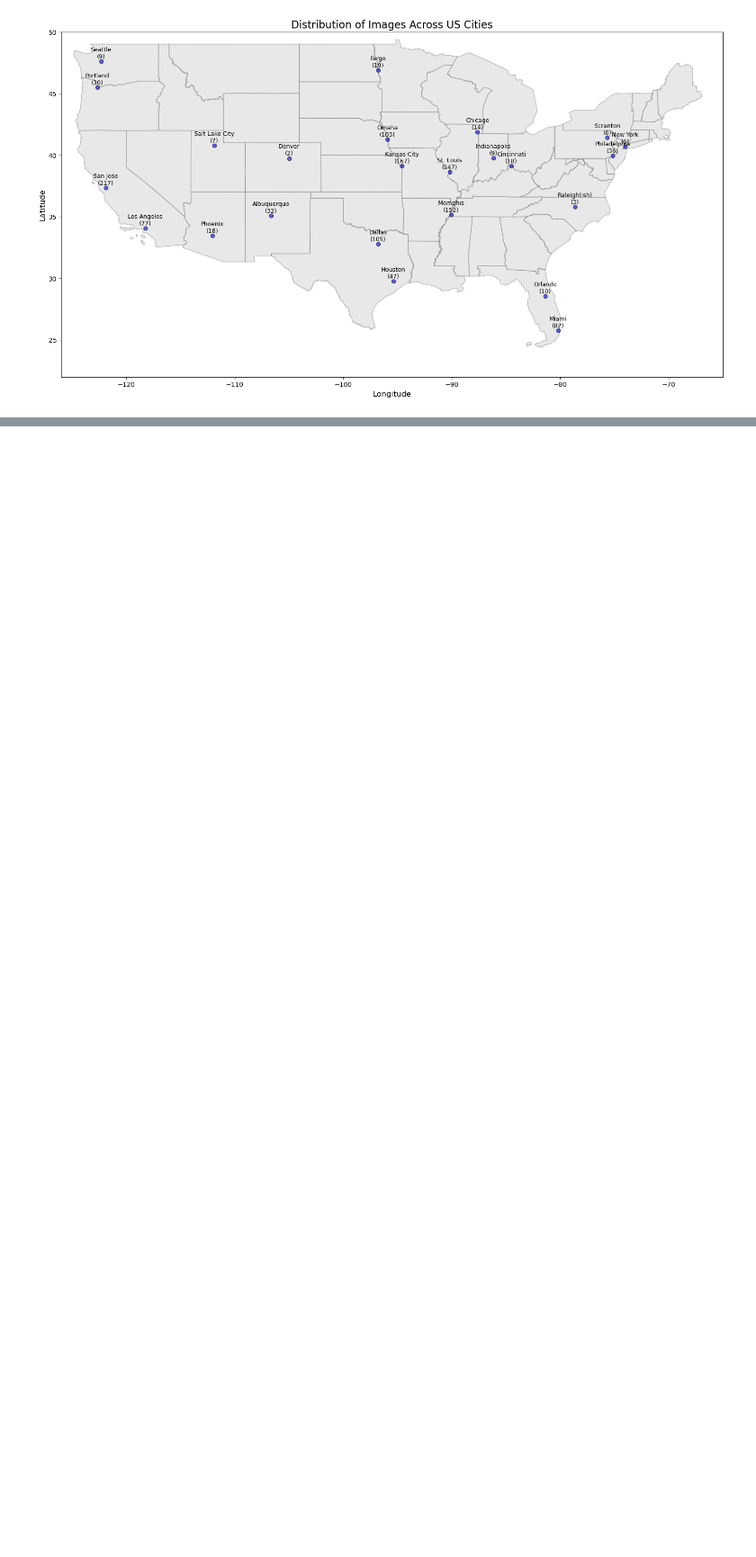
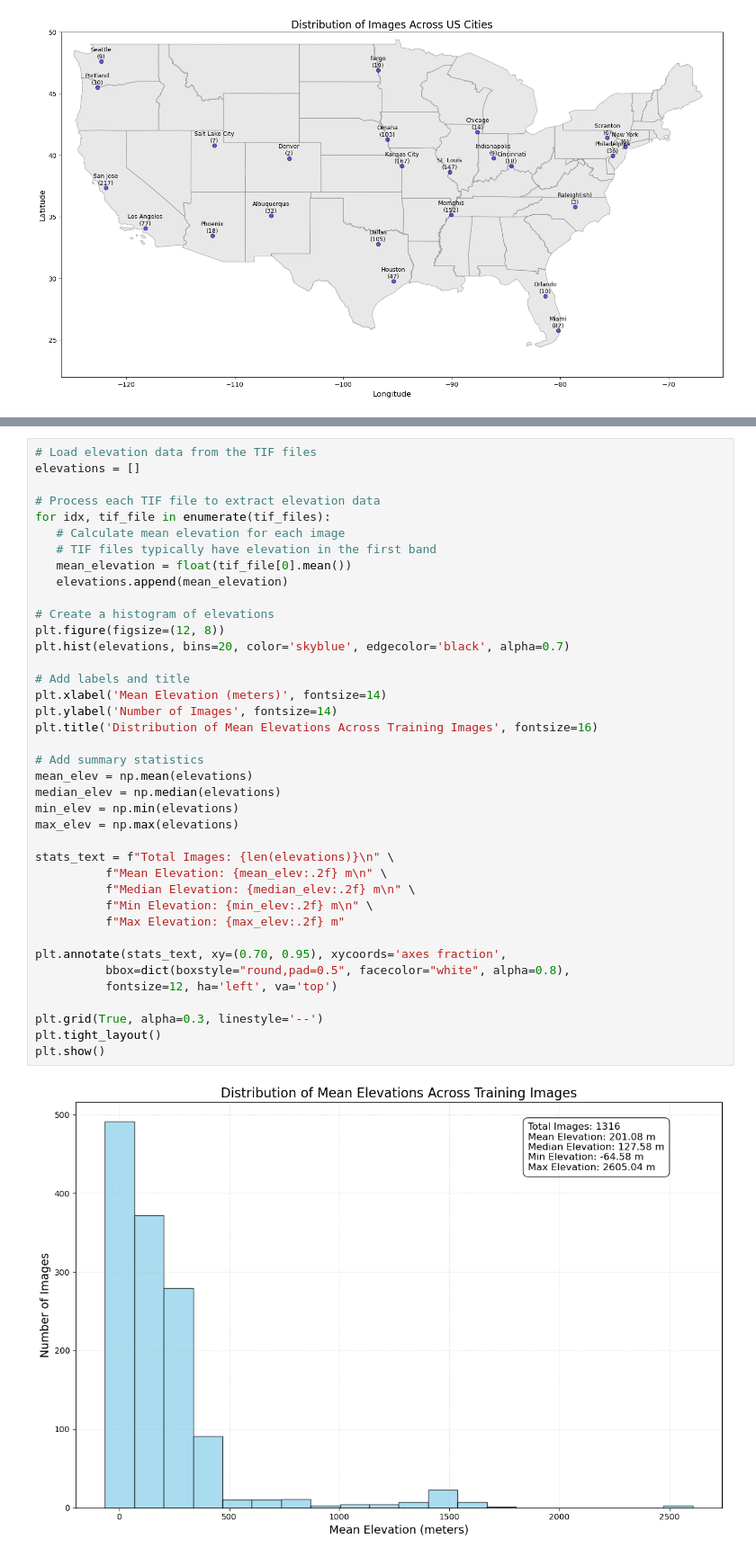
Before and after one commit to p-mucha/levee-hunter, a Jupyter notebook: notebooks/3.1-mb-train_validation_images_analysis.ipynb, the cells around one changed output, grey strips where cells are left out. Shown: that part at 90% size. Cells and saved outputs as stored; diff of their text form; blank space fills up the shorter version.

```diff
--- a/notebooks/3.1-mb-train_validation_images_analysis.ipynb
+++ b/notebooks/3.1-mb-train_validation_images_analysis.ipynb
@@ -350,0 +430,41 @@ plt.show()
+# %%
+# Load elevation data from the TIF files
+elevations = []
+
+# Process each TIF file to extract elevation data
+for idx, tif_file in enumerate(tif_files):
+   # Calculate mean elevation for each image
+   # TIF files typically have elevation in the first band
+   mean_elevation = float(tif_file[0].mean())
+   elevations.append(mean_elevation)
+
+# Create a histogram of elevations
+plt.figure(figsize=(12, 8))
+plt.hist(elevations, bins=20, color='skyblue', edgecolor='black', alpha=0.7)
+
+# Add labels and title
+plt.xlabel('Mean Elevation (meters)', fontsize=14)
+plt.ylabel('Number of Images', fontsize=14)
+plt.title('Distribution of Mean Elevations Across Training Images', fontsize=16)
+
+# Add summary statistics
+mean_elev = np.mean(elevations)
+median_elev = np.median(elevations)
+min_elev = np.min(elevations)
+max_elev = np.max(elevations)
+
+stats_text = f"Total Images: {len(elevations)}\n" \
+          f"Mean Elevation: {mean_elev:.2f} m\n" \
+          f"Median Elevation: {median_elev:.2f} m\n" \
+          f"Min Elevation: {min_elev:.2f} m\n" \
+          f"Max Elevation: {max_elev:.2f} m"
+
+plt.annotate(stats_text, xy=(0.70, 0.95), xycoords='axes fraction',
+          bbox=dict(boxstyle="round,pad=0.5", facecolor="white", alpha=0.8),
+          fontsize=12, ha='left', va='top')
+
+plt.grid(True, alpha=0.3, linestyle='--')
+plt.tight_layout()
+plt.show()
+# %% [output]
+[figure, added]
```
Also changed, not shown: parts of 4 cells of this notebook.
